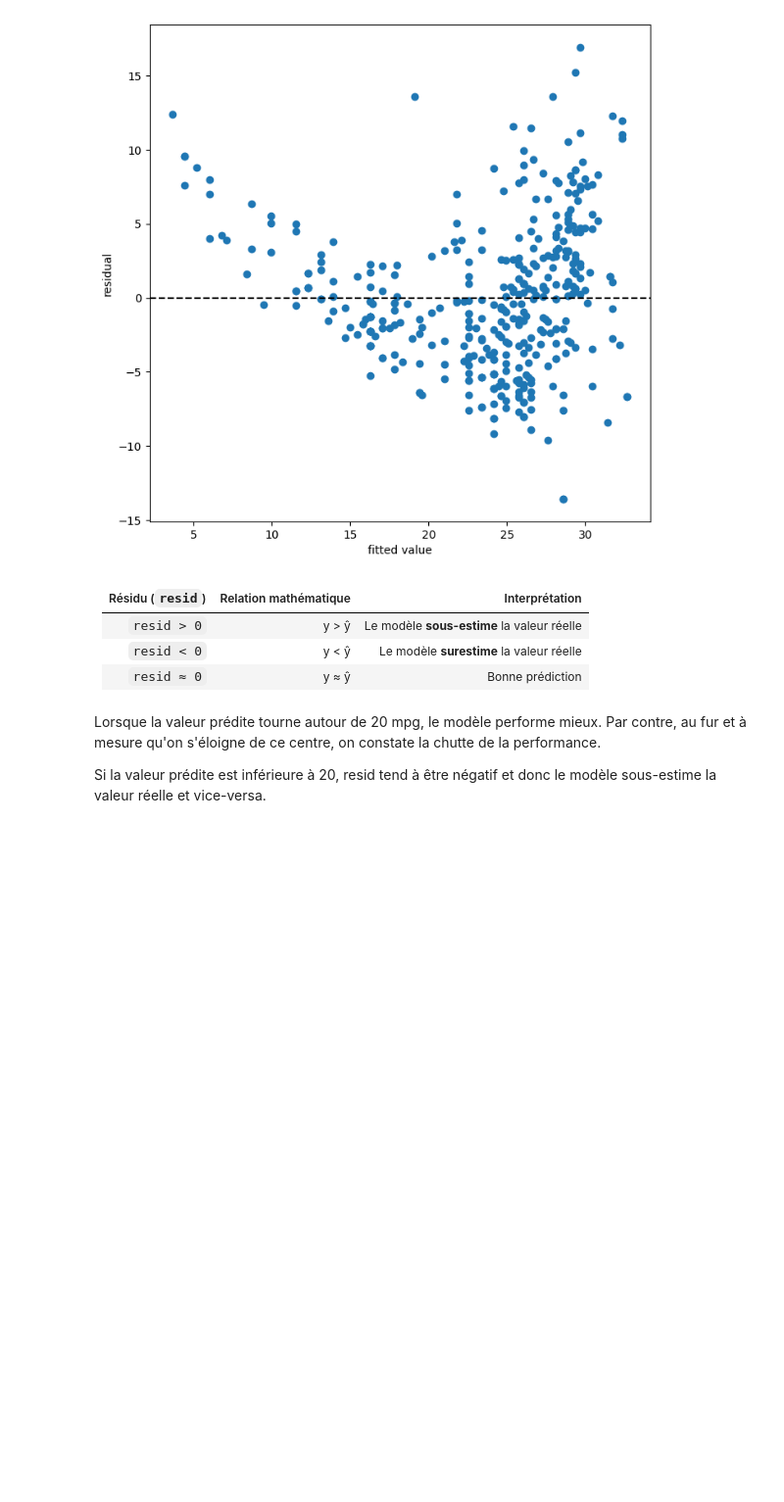
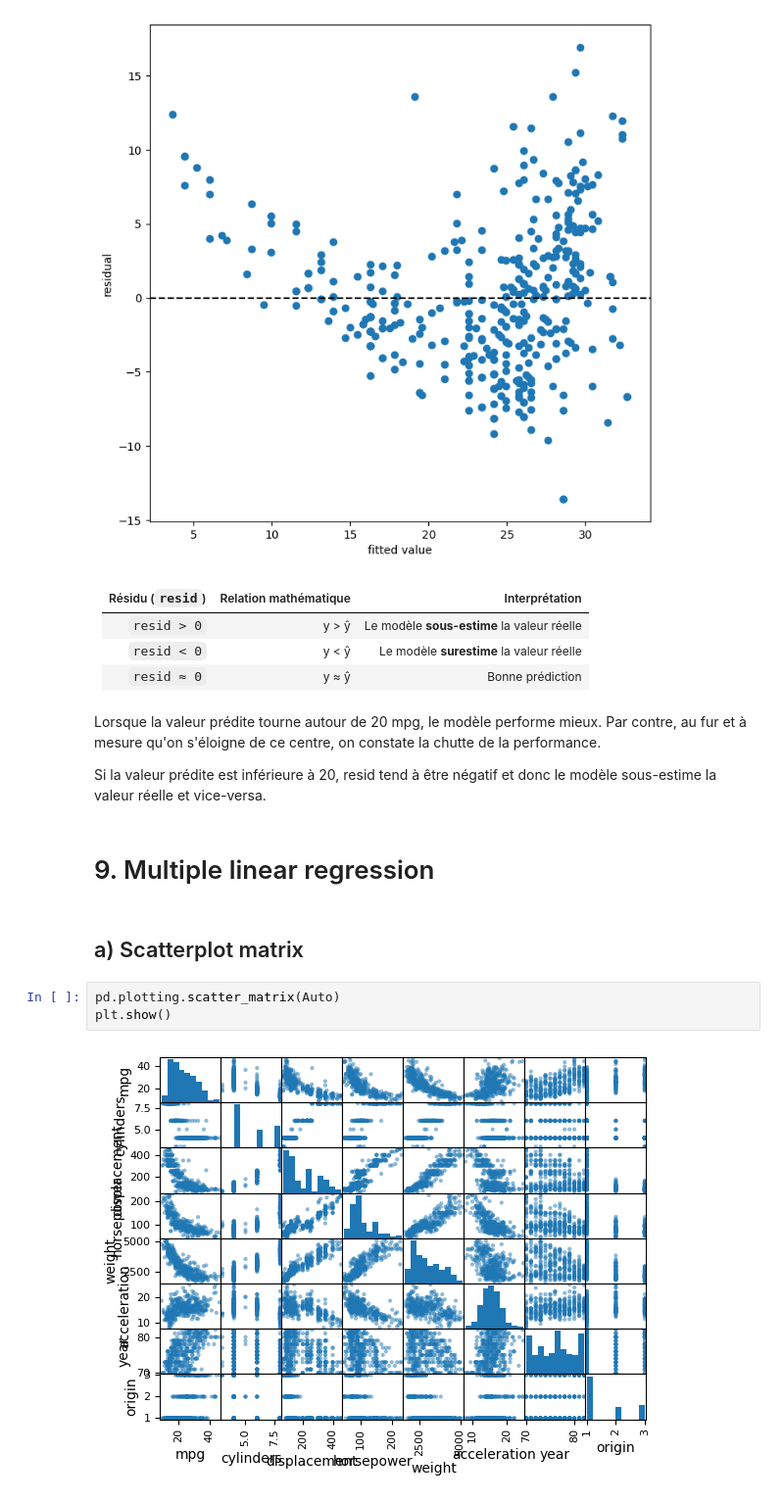
Before and after one commit to MitaDataAI/Statistical-learning, a Jupyter notebook: Applied_Linear_Regression.ipynb, the cells around one changed output. Shown at 98% size. Cells and saved outputs as stored; diff of their text form; blank space fills up the shorter version.

Commit message:
Multiple Regression

```diff
--- a/Applied_Linear_Regression.ipynb
+++ b/Applied_Linear_Regression.ipynb
@@ -130,3 +137,12 @@ ax.axhline(0, c='k', ls = '--')
 Lorsque la valeur prédite tourne autour de 20 mpg, le modèle performe mieux. Par contre, au fur et à mesure qu'on s'éloigne de ce centre, on constate la chutte de la performance.
 
 Si la valeur prédite est inférieure à 20, resid tend à être négatif et donc le modèle sous-estime la valeur réelle et vice-versa.
+# %% [markdown]
+# 9. Multiple linear regression
+# %% [markdown]
+## a) Scatterplot matrix
+# %%
+pd.plotting.scatter_matrix(Auto)
+plt.show()
+# %% [output]
+[figure, added]
```
Also changed, not shown: parts of 23 cells of this notebook.
